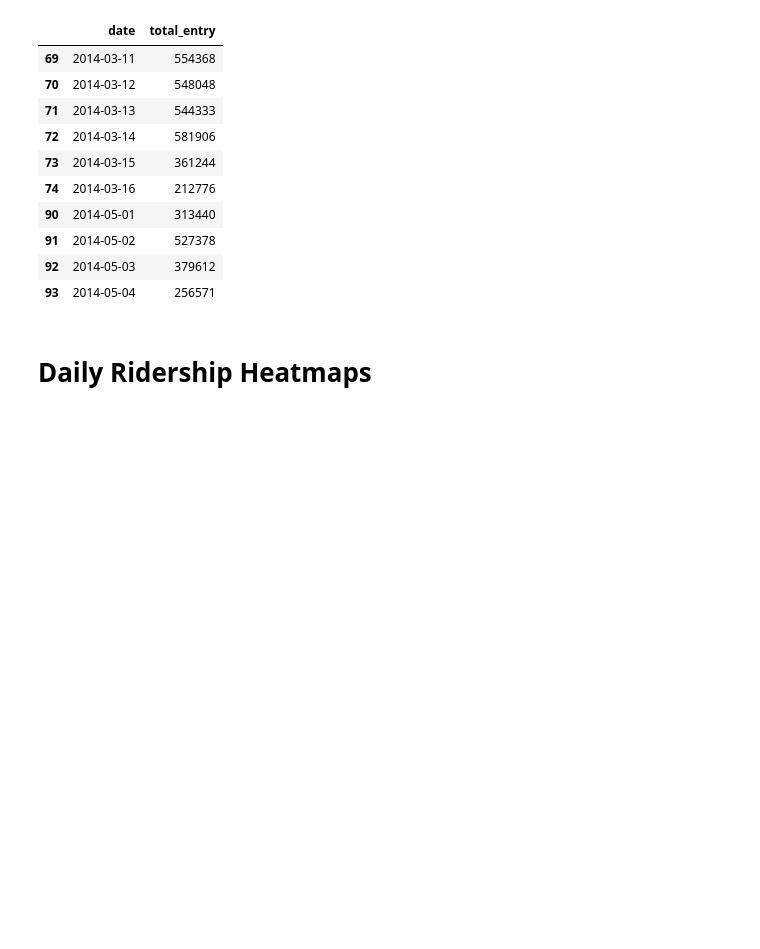
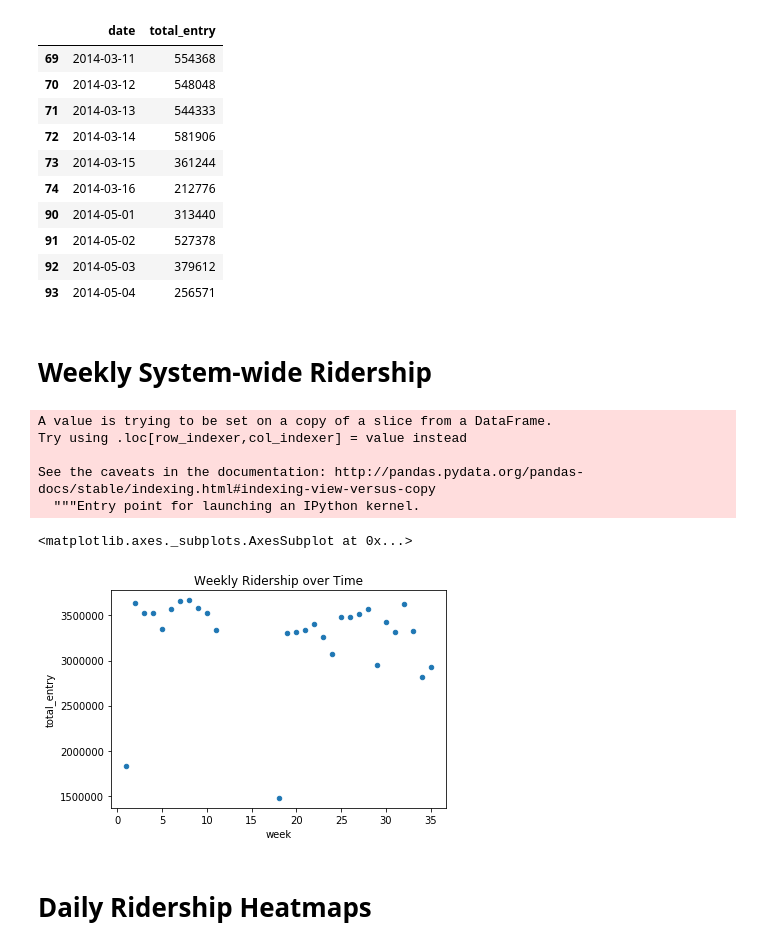
Before and after one commit to DEGABGED/MRT-Daily-Ridership-Visualization-2012-2014-, a Jupyter notebook: MRT Daily Ridership (2012-2014) Analysis.ipynb, the cells around one changed output. Cells and saved outputs as stored; diff of their text form; code cells hidden in the pictures; blank space fills up the shorter version.

Commit message:
Add weekly riderships

```diff
--- a/MRT Daily Ridership (2012-2014) Analysis.ipynb
+++ b/MRT Daily Ridership (2012-2014) Analysis.ipynb
@@ -225,6 +225,22 @@ df_2014_entry_nomarch[(df_2014_entry_nomarch['date'] > '2014-03-10') & (df_2014_
 | 91 | 2014-05-02 | 527378 |
 | 92 | 2014-05-03 | 379612 |
 | 93 | 2014-05-04 | 256571 |
+# %% [markdown]
+# Weekly System-wide Ridership
+# %%
+df_2014_entry_nomarch['week'] = df_2014_entry_nomarch['date'].apply(lambda date: date.isocalendar()[1])
+df_2014_entry_byweek = df_2014_entry_nomarch.groupby('week').sum().reset_index()
+# %% [output]
+A value is trying to be set on a copy of a slice from a DataFrame.
+Try using .loc[row_indexer,col_indexer] = value instead
+
+See the caveats in the documentation: http://pandas.pydata.org/pandas-docs/stable/indexing.html#indexing-view-versus-copy
+  """Entry point for launching an IPython kernel.
+# %%
+df_2014_entry_byweek.plot.scatter(x='week', y='total_entry', title='Weekly Ridership over Time')
+# %% [output]
+<matplotlib.axes._subplots.AxesSubplot at 0x...>
+[figure, added]
 # %% [markdown]
 # Daily Ridership Heatmaps
 # %%
```
